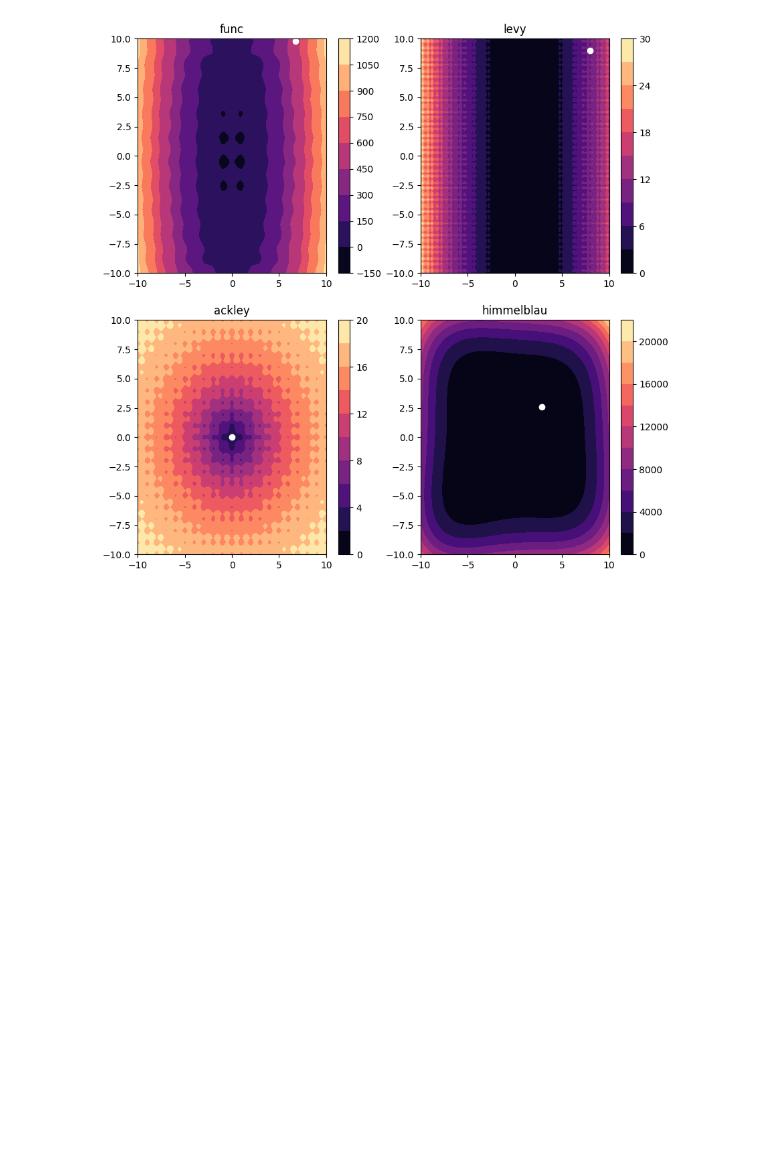
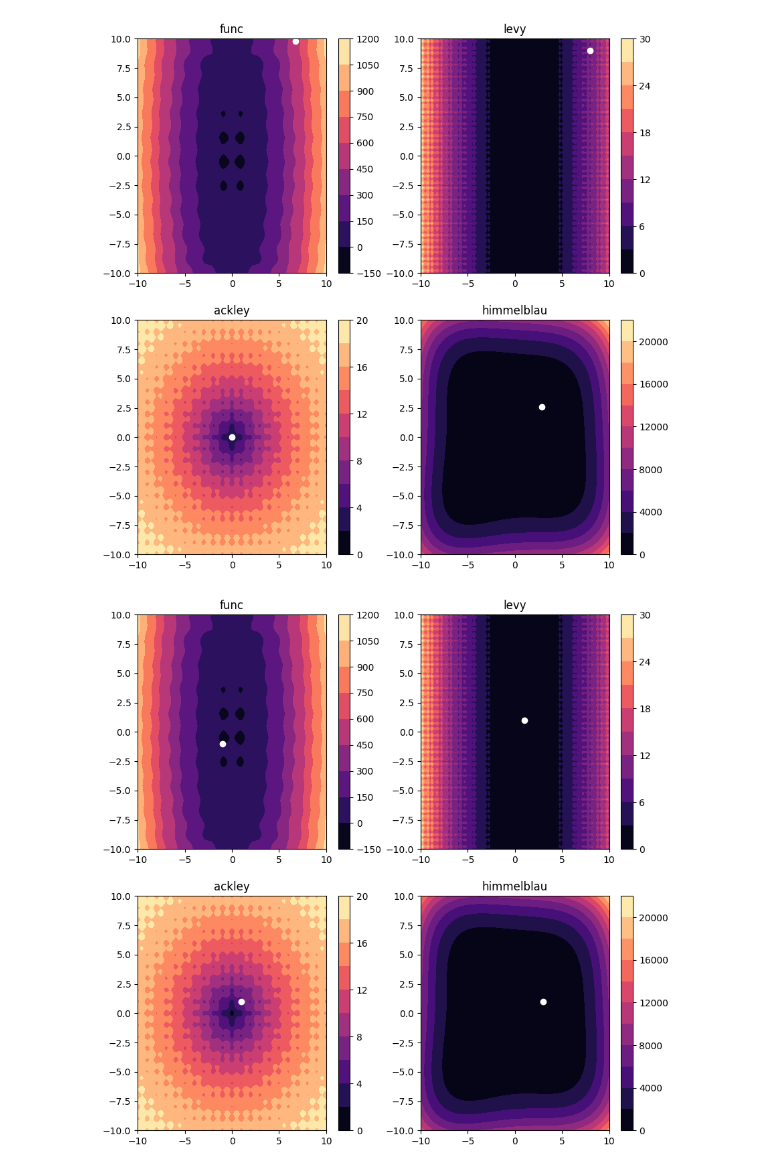
Before and after one commit to MarcoAfB/Optimization, a Jupyter notebook: Local_Search.ipynb, the cells around one changed output. Cells and saved outputs as stored; diff of their text form; code cells hidden in the pictures; blank space fills up the shorter version.

Commit message:
Generalized_Search

```diff
--- a/Local_Search.ipynb
+++ b/Local_Search.ipynb
@@ -197,3 +197,36 @@ himmelblau=Hooke_Jeevs(himmelblau, [9,9], 1)
 plot(func, ackley, levy, himmelblau)
 # %% [output]
 [figure]
+# %%
+def Generalized_Search(f, x, d, step_f):
+    y=f(x)
+    step = step_f
+    dist=np.inf
+    update=False
+    while dist > 1e-3:
+        x_copy = x.copy()
+        for i in range(len(d)):
+            x_k = x+step*d[i]
+            y_k=f(x_k)
+            if y_k <  y:
+                y = f(x_k)
+                x = x_k
+                update = True
+                d = np.append(d[i], np.delete(d, i, axis=0)).reshape(list(d.shape))
+                break
+        if update == False:
+            step*=0.1
+        else:
+            step = step_f
+        dist = np.linalg.norm(np.array(x_copy)-np.array(x))
+
+    return x
+direcao = np.array([[1,0], [0,1], [-1,-1], [-1,0], [0,-1]])
+
+ackley_pnt=Generalized_Search(ackley, [9,9], direcao, 2)
+levy_pnt=Generalized_Search(levy, [9,9], direcao, 2)
+func_pnt=Generalized_Search(func, [9,9], direcao, 2)
+himme_pnt=Generalized_Search(himmelblau, [9,9], direcao, 2)
+plot(func_pnt, ackley_pnt, levy_pnt, himme_pnt)
+# %% [output]
+[figure, added]
```
